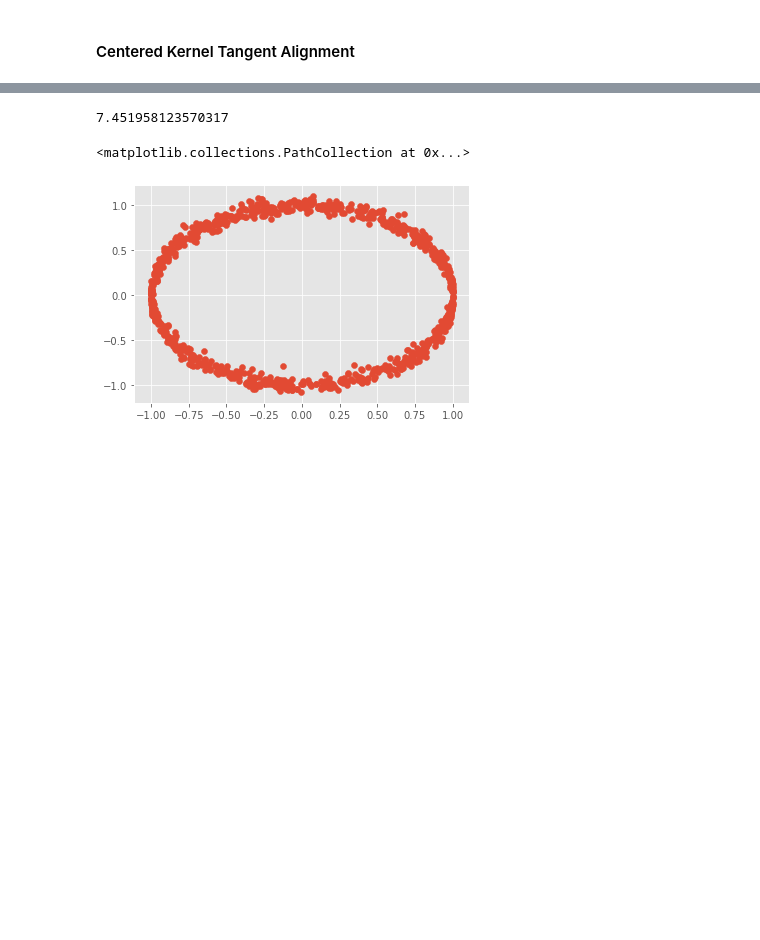
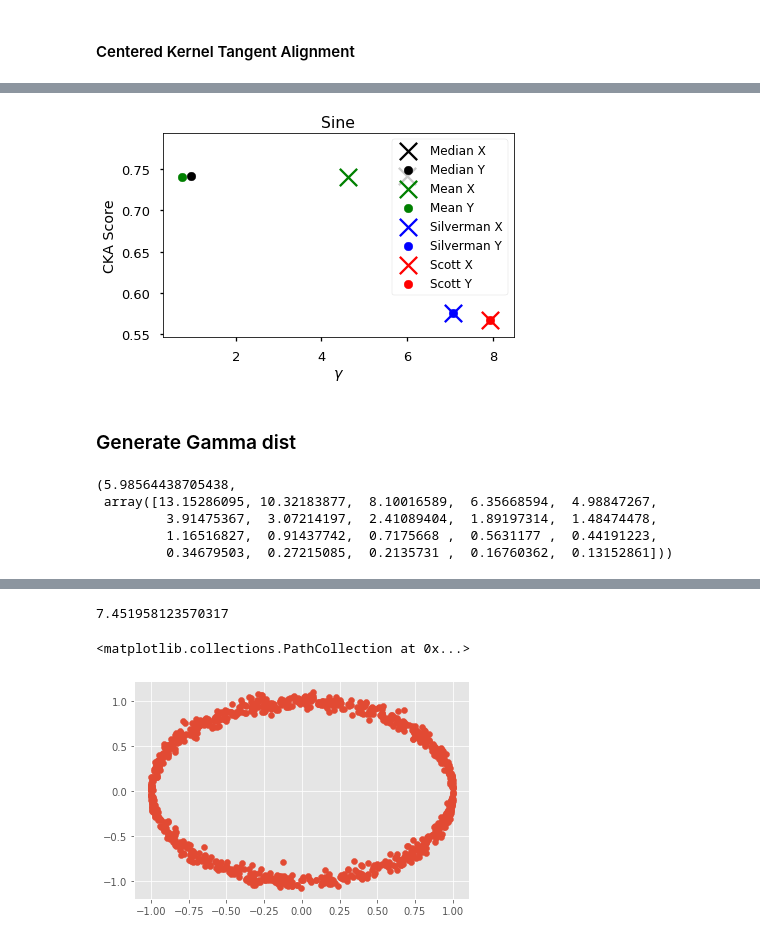
Before and after one commit to jejjohnson/hsic_alignment, a Jupyter notebook: notebooks/1_1D_parameter/0_preliminary_exp.ipynb, the cells around one changed output, grey strips where cells are left out. Cells and saved outputs as stored; diff of their text form; code cells hidden in the pictures; blank space fills up the shorter version.

```diff
--- a/notebooks/1_1D_parameter/0_preliminary_exp.ipynb
+++ b/notebooks/1_1D_parameter/0_preliminary_exp.ipynb
@@ -197,0 +221,9 @@ So here I will demonstrate one of the problems with trying to use HSIC without p
+# %%
+for idata in ExperimentParams.datasets:
+    DataParams.dataset = idata
+    X, Y = generate_data(DataParams)
+    plot_toy_data(X, Y)
+    for imethod in ExperimentParams.sigma_est:
+
+        gamma_X, gamma_Y = get_init_gammas(X, Y, method=imethod)
+        print(f"- {idata.capitalize()} \n- {imethod} \n- Gammas (X,Y): {gamma_X:.4f},{gamma_Y:.4f}")
@@ -197,0 +319,15 @@ So here I will demonstrate one of the problems with trying to use HSIC without p
+# %%
+params = {
+    'data': DataParams,
+    'model': ModelParams,
+    'exp': ExperimentParams
+
+}
+
+standard_hsic_df = run_standard_param_experiment(params, 'hsic')
+standard_ka_df = run_standard_param_experiment(params, 'ka')
+standard_cka_df = run_standard_param_experiment(params, 'cka')
+
+standard_df = pd.concat([standard_hsic_df, standard_ka_df, standard_cka_df])
+
+standard_df.head()
@@ -197,0 +391,31 @@ So here I will demonstrate one of the problems with trying to use HSIC without p
+# %%
+hsic_method = 'cka'
+dataset = 'sine'
+
+
+# ===============
+# Line Plot
+# ================
+# fig, ax = plot_gamma_grid(grid_df, hsic_method, dataset)
+
+# Plot points
+fig, ax = plot_standard_params(standard_df, hsic_method, dataset)
+
+ax.legend(ncol=1, fontsize=12)
+ax.set_xlabel(r'$\gamma$')
+ax.set_ylabel(f'{hsic_method.upper()} Score')
+ax.set_title(f'{dataset.capitalize()}')
+plt.tight_layout()
+plt.show()
+# %% [output]
+[figure, added]
+# %% [markdown]
+### Generate Gamma dist
+# %%
+init_gamma_X, X_gamma_grid
+# %% [output]
+(5.98564438705438,
+ array([13.15286095, 10.32183877,  8.10016589,  6.35668594,  4.98847267,
+         3.91475367,  3.07214197,  2.41089404,  1.89197314,  1.48474478,
+         1.16516827,  0.91437742,  0.7175668 ,  0.5631177 ,  0.44191223,
+         0.34679503,  0.27215085,  0.2135731 ,  0.16760362,  0.13152861]))
```
Also changed, not shown: parts of 74 cells of this notebook, 5 other files.
